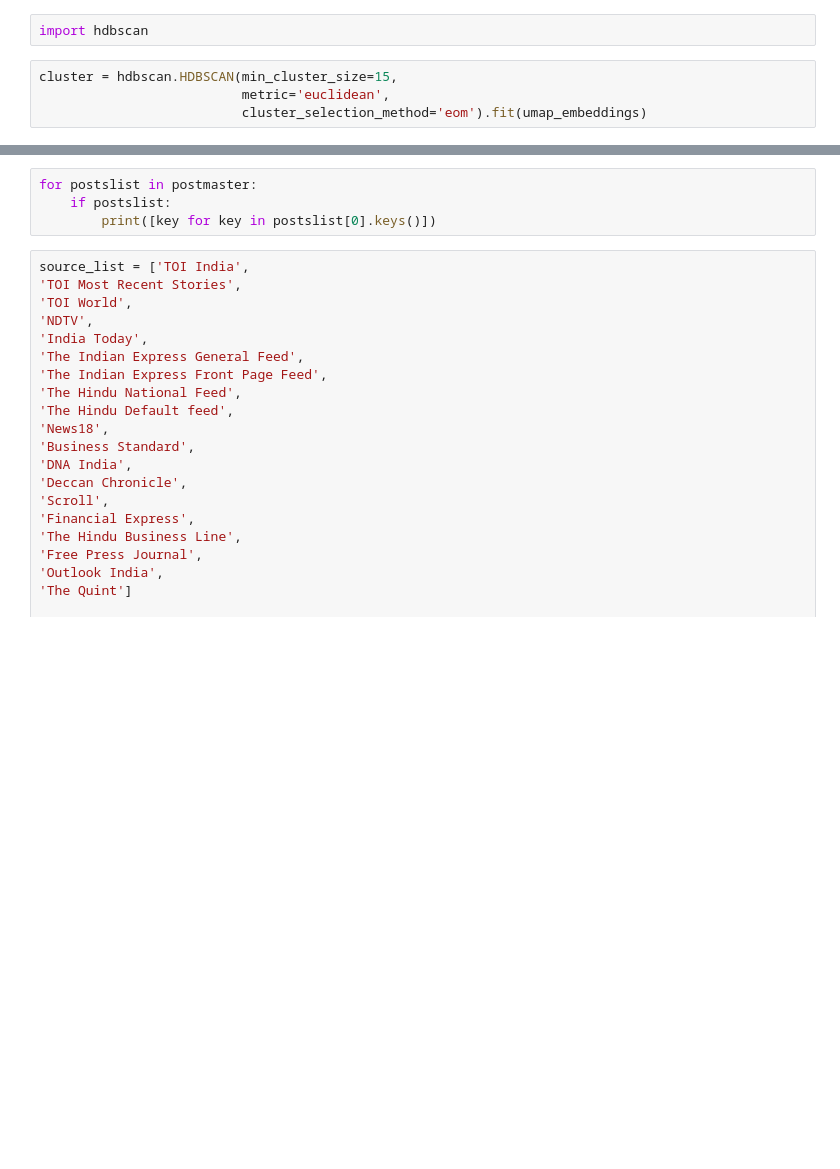
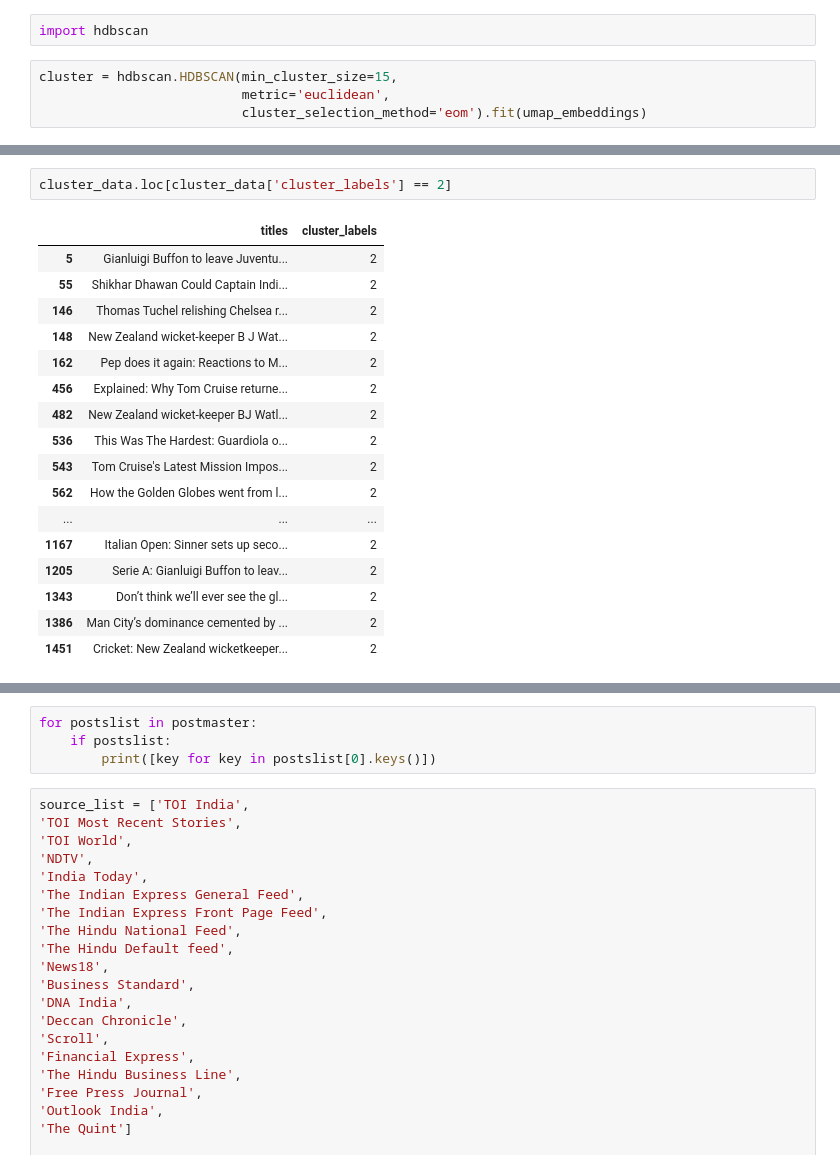
Before and after one commit to yojuna/grounded_news, a Jupyter notebook: draft_notebook.ipynb, the cells around one changed output, grey strips where cells are left out. Cells and saved outputs as stored; diff of their text form; blank space fills up the shorter version.

```diff
--- a/draft_notebook.ipynb
+++ b/draft_notebook.ipynb
@@ -102,0 +214,20 @@ cluster.condensed_tree_.plot()
+# %%
+cluster_data.loc[cluster_data['cluster_labels'] == 2]
+# %% [output]
+|  | titles | cluster_labels |
+| 5 | Gianluigi Buffon to leave Juventu... | 2 |
+| 55 | Shikhar Dhawan Could Captain Indi... | 2 |
+| 146 | Thomas Tuchel relishing Chelsea r... | 2 |
+| 148 | New Zealand wicket-keeper B J Wat... | 2 |
+| 162 | Pep does it again: Reactions to M... | 2 |
+| 456 | Explained: Why Tom Cruise returne... | 2 |
+| 482 | New Zealand wicket-keeper BJ Watl... | 2 |
+| 536 | This Was The Hardest: Guardiola o... | 2 |
+| 543 | Tom Cruise's Latest Mission Impos... | 2 |
+| 562 | How the Golden Globes went from l... | 2 |
+| ... | ... | ... |
+| 1167 | Italian Open: Sinner sets up seco... | 2 |
+| 1205 | Serie A: Gianluigi Buffon to leav... | 2 |
+| 1343 | Don’t think we’ll ever see the gl... | 2 |
+| 1386 | Man City’s dominance cemented by ... | 2 |
+| 1451 | Cricket: New Zealand wicketkeeper... | 2 |
```
Also changed, not shown: parts of 21 cells of this notebook.
